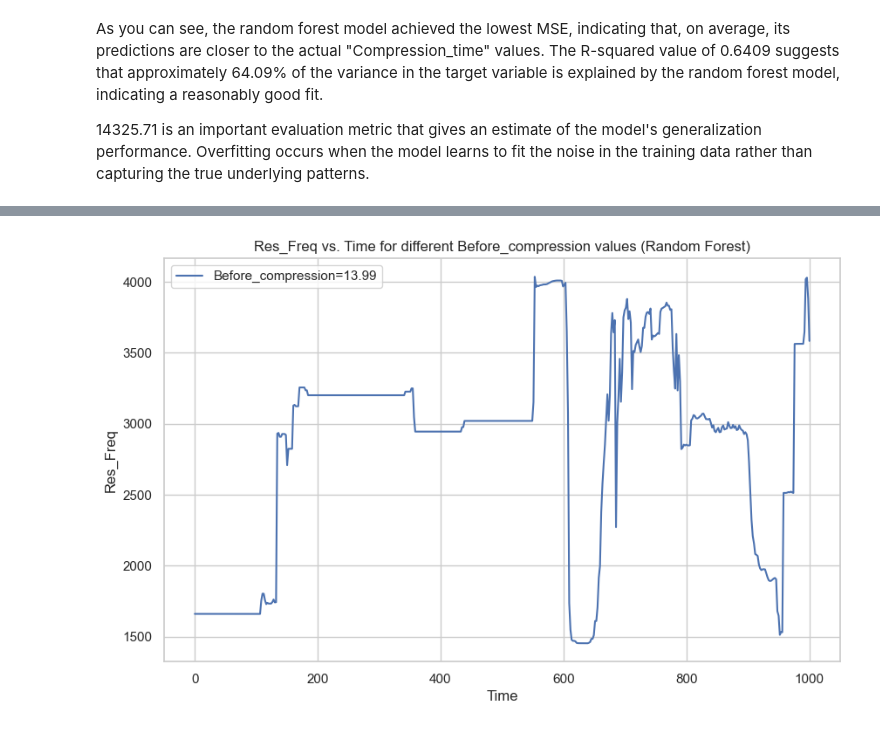
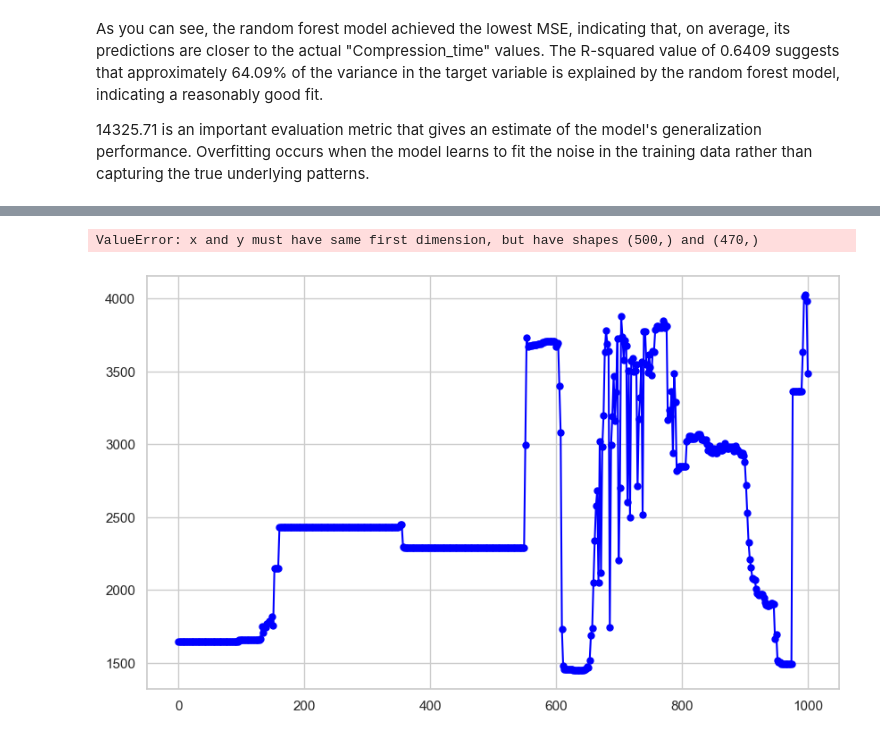
Before and after one commit to Weyrd/Cells_characteristics_Mems_ai, a Jupyter notebook: data_/models_train_pierre.ipynb, the cells around one changed output, grey strips where cells are left out. Cells and saved outputs as stored; diff of their text form; code cells hidden in the pictures.

Commit message:
random model

```diff
--- a/data_/models_train_pierre.ipynb
+++ b/data_/models_train_pierre.ipynb
@@ -965,35 +943,62 @@ y = df['Res_Freq']
 X_train, X_test, y_train, y_test = train_test_split(X, y, test_size=0.2, random_state=43)
 
 # Step 4: Train the model (using Random Forest in this example)
-model = RandomForestRegressor(n_estimators=100, random_state=2)
+model = RandomForestRegressor(n_estimators=100, random_state=22)
 model.fit(X_train, y_train)
 
 # Step 5: Save the model to a file
 model_filename = 'res_freq_prediction_model_rf.pkl'
 joblib.dump(model, model_filename)
 
 # Step 6: Generate points over time with different Before_compression values
 # Replace 'before_compression_values' with the specific values you want to use
-value_try_compression = 13.99
+value_try_compression = 13.4
+  # Replace this value with the specific value you want to use
 before_compression_values = np.linspace(value_try_compression, value_try_compression, num=1)
 time_values = np.linspace(0, 1000, num=500)
 
 # Initialize an empty list to store the generated points
 points_over_time = []
 
 for before_compression in before_compression_values:
     X_new = np.column_stack((time_values, np.full_like(time_values, before_compression)))
     res_freq_predictions = model.predict(X_new)
     points_over_time.append((time_values, res_freq_predictions))
 
+
 # Step 7: Plot the graph for each Before_compression value
+
+
+
 plt.figure(figsize=(10, 6))
+
 for time_values, res_freq_predictions in points_over_time:
-    plt.plot(time_values, res_freq_predictions, label=f'Before_compression={before_compression:.2f}')
+    # Calculate the rolling average using a larger window size, e.g., window=15
+    mask = np.array(res_freq_predictions) >= 1500
+    rolling_avg = pd.Series(res_freq_predictions).rolling(window=15, min_periods=1, center=True).mean()
+
+
+    # Compute the Z-score for each point in the smoothed curve
+    z_scores = zscore(rolling_avg)
+
+    # Define a threshold to identify outliers (e.g., z_score_threshold = 2.0)
+    z_score_threshold = 3.0
+
+    # Remove outliers from the smoothed curve
+    rolling_avg_filtered = rolling_avg.copy()
+    rolling_avg_filtered[np.abs(z_scores) > z_score_threshold] = np.nan
+
+    # Plot the original data points as a line plot with markers
+    plt.plot(time_values, res_freq_predictions[mask], label=f'Before_compression={before_compression:.2f}', color='blue', marker='o', markersize=5)
+
+    # Plot the smoothed curve with outliers removed
+    plt.plot(time_values, rolling_avg_filtered[mask], label=f'Smoothed (Before_compression={before_compression:.2f})', linewidth=2, color='red')
+
 plt.xlabel('Time')
 plt.ylabel('Res_Freq')
 plt.title('Res_Freq vs. Time for different Before_compression values (Random Forest)')
 plt.legend()
 plt.show()
 # %% [output]
+ValueError: x and y must have same first dimension, but have shapes (500,) and (470,)
-[figure, old version]
+[figure, new version]
```
Also changed, not shown: parts of 23 cells of this notebook, 8 other files.
